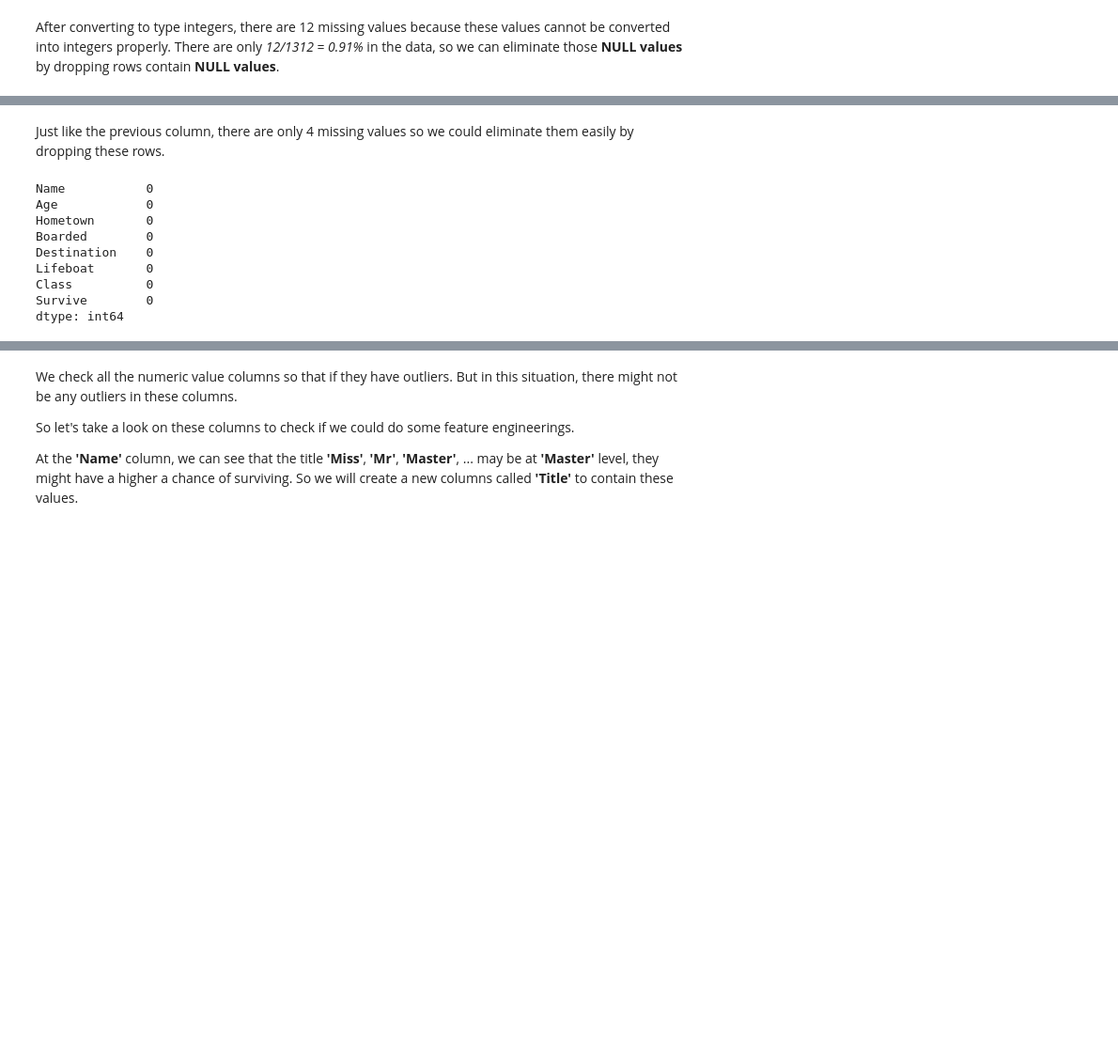
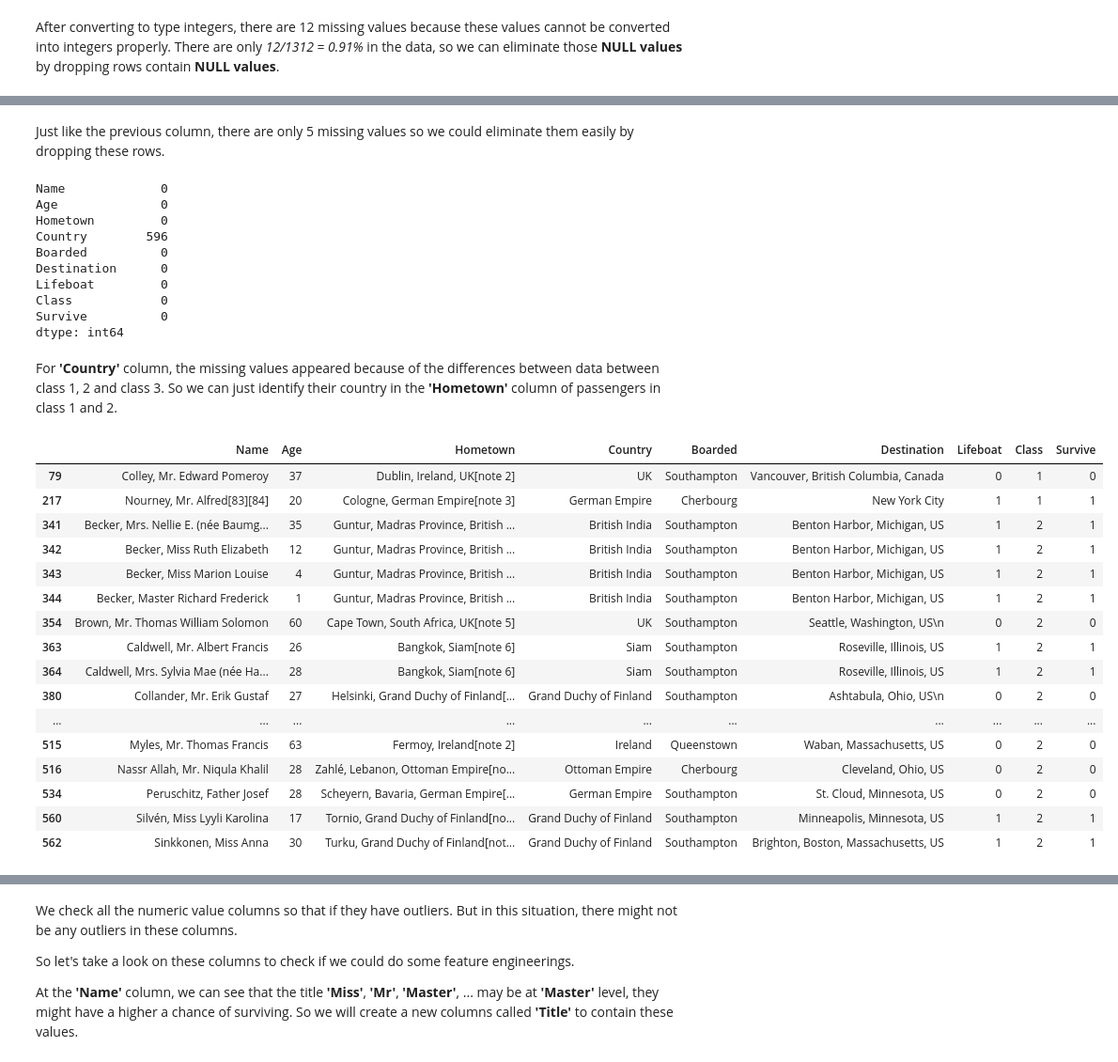
Before and after one commit to iamlkn/Intro2DS-Final-Project, a Jupyter notebook: src/Finalproject.ipynb, the cells around one changed output, grey strips where cells are left out. Shown at 94% size. Saved outputs shown, nothing was run; the diff lists cells and outputs as text; code cells hidden in the pictures; blank space fills up the shorter version.

```diff
--- a/src/Finalproject.ipynb
+++ b/src/Finalproject.ipynb
@@ -228,16 +267,50 @@ Survive        0
 dtype: int64
 # %% [markdown]
-Just like the previous column, there are only 4 missing values so we could eliminate them easily by dropping these rows.
+Just like the previous column, there are only 5 missing values so we could eliminate them easily by dropping these rows.
 # %%
-df_cp.dropna(subset = ['Hometown', 'Boarded'], inplace = True)
+df_cp.dropna(subset = ['Hometown', 'Boarded', 'Destination'], inplace = True)
 df_cp.isnull().sum()
 # %% [output]
-Name           0
-Age            0
-Hometown       0
-Boarded        0
-Destination    0
-Lifeboat       0
-Class          0
-Survive        0
+Name             0
+Age              0
+Hometown         0
+Country        596
+Boarded          0
+Destination      0
+Lifeboat         0
+Class            0
+Survive          0
 dtype: int64
+# %% [markdown]
+For **'Country'** column, the missing values appeared because of the differences between data between class 1, 2 and class 3. So we can just identify their country in the **'Hometown'** column of passengers in class 1 and 2.
+# %%
+def find_country(hometown):
+    res = ''
+    for i in range(len(hometown)-1, -1, -1):
+        if hometown[i] == ',':
+            res = hometown[i+2:-8]
+            break
+    return res
+
+condition = (df_cp['Class'].isin([1, 2])) & (df_cp['Hometown'].str[-1] == ']')
+
+df_cp.loc[condition, 'Country'] = df_cp.loc[condition,'Hometown'].apply(find_country)
+df_cp[condition]
+# %% [output]
+|  | Name | Age | Hometown | Country | Boarded | Destination | Lifeboat | Class | Survive |
+| 79 | Colley, Mr. Edward Pomeroy | 37 | Dublin, Ireland, UK[note 2] | UK | Southampton | Vancouver, British Columbia, Canada | 0 | 1 | 0 |
+| 217 | Nourney, Mr. Alfred[83][84] | 20 | Cologne, German Empire[note 3] | German Empire | Cherbourg | New York City | 1 | 1 | 1 |
+| 341 | Becker, Mrs. Nellie E. (née Baumg... | 35 | Guntur, Madras Province, British ... | British India | Southampton | Benton Harbor, Michigan, US | 1 | 2 | 1 |
+| 342 | Becker, Miss Ruth Elizabeth | 12 | Guntur, Madras Province, British ... | British India | Southampton | Benton Harbor, Michigan, US | 1 | 2 | 1 |
+| 343 | Becker, Miss Marion Louise | 4 | Guntur, Madras Province, British ... | British India | Southampton | Benton Harbor, Michigan, US | 1 | 2 | 1 |
+| 344 | Becker, Master Richard Frederick | 1 | Guntur, Madras Province, British ... | British India | Southampton | Benton Harbor, Michigan, US | 1 | 2 | 1 |
+| 354 | Brown, Mr. Thomas William Solomon | 60 | Cape Town, South Africa, UK[note 5] | UK | Southampton | Seattle, Washington, US\n | 0 | 2 | 0 |
+| 363 | Caldwell, Mr. Albert Francis | 26 | Bangkok, Siam[note 6] | Siam | Southampton | Roseville, Illinois, US | 1 | 2 | 1 |
+| 364 | Caldwell, Mrs. Sylvia Mae (née Ha... | 28 | Bangkok, Siam[note 6] | Siam | Southampton | Roseville, Illinois, US | 1 | 2 | 1 |
+| 380 | Collander, Mr. Erik Gustaf | 27 | Helsinki, Grand Duchy of Finland[... | Grand Duchy of Finland | Southampton | Ashtabula, Ohio, US\n | 0 | 2 | 0 |
+| ... | ... | ... | ... | ... | ... | ... | ... | ... | ... |
+| 515 | Myles, Mr. Thomas Francis | 63 | Fermoy, Ireland[note 2] | Ireland | Queenstown | Waban, Massachusetts, US | 0 | 2 | 0 |
+| 516 | Nassr Allah, Mr. Niqula Khalil | 28 | Zahlé, Lebanon, Ottoman Empire[no... | Ottoman Empire | Cherbourg | Cleveland, Ohio, US | 0 | 2 | 0 |
+| 534 | Peruschitz, Father Josef | 28 | Scheyern, Bavaria, German Empire[... | German Empire | Southampton | St. Cloud, Minnesota, US | 0 | 2 | 0 |
+| 560 | Silvén, Miss Lyyli Karolina | 17 | Tornio, Grand Duchy of Finland[no... | Grand Duchy of Finland | Southampton | Minneapolis, Minnesota, US | 1 | 2 | 1 |
+| 562 | Sinkkonen, Miss Anna | 30 | Turku, Grand Duchy of Finland[not... | Grand Duchy of Finland | Southampton | Brighton, Boston, Massachusetts, US | 1 | 2 | 1 |
```
Also changed, not shown: parts of 49 cells of this notebook.
